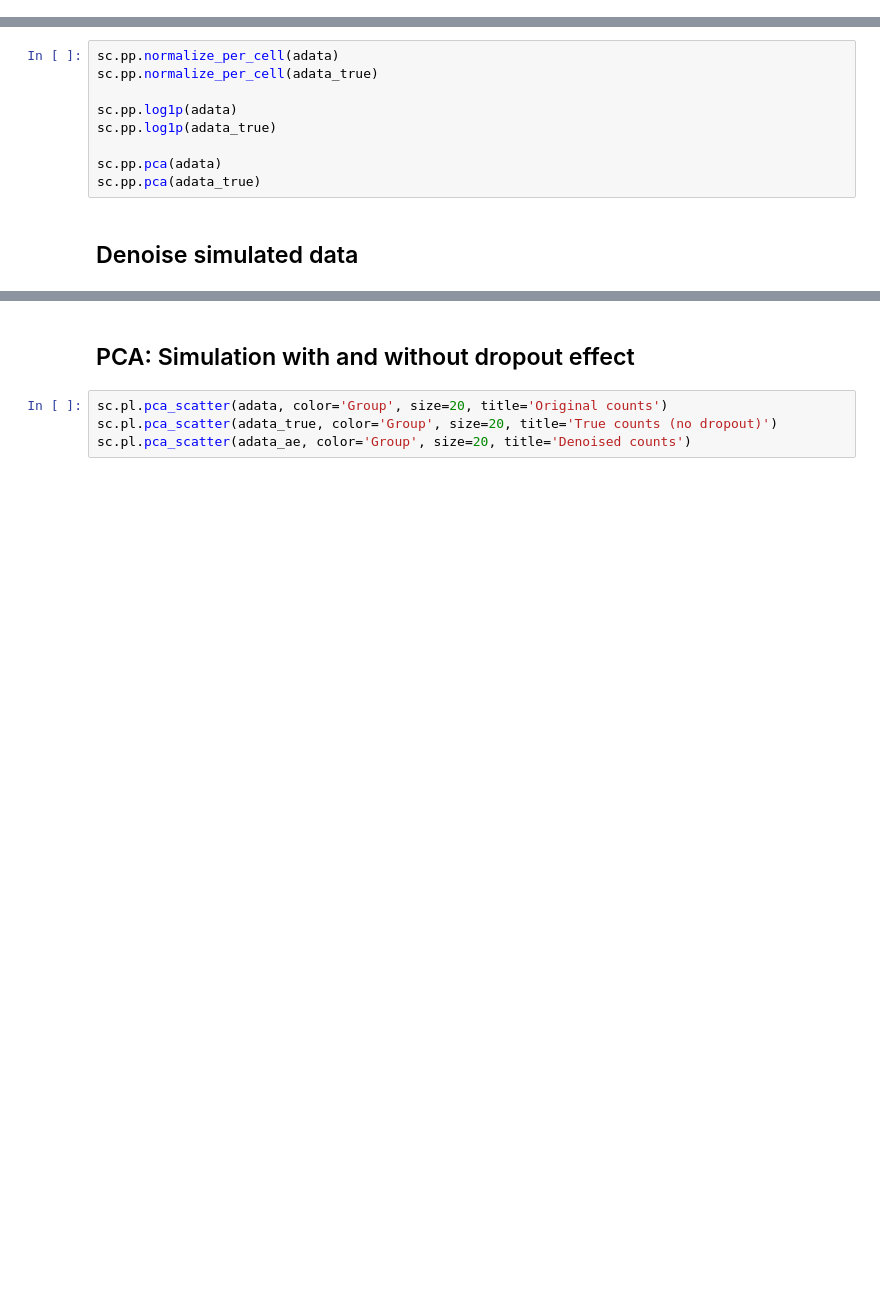
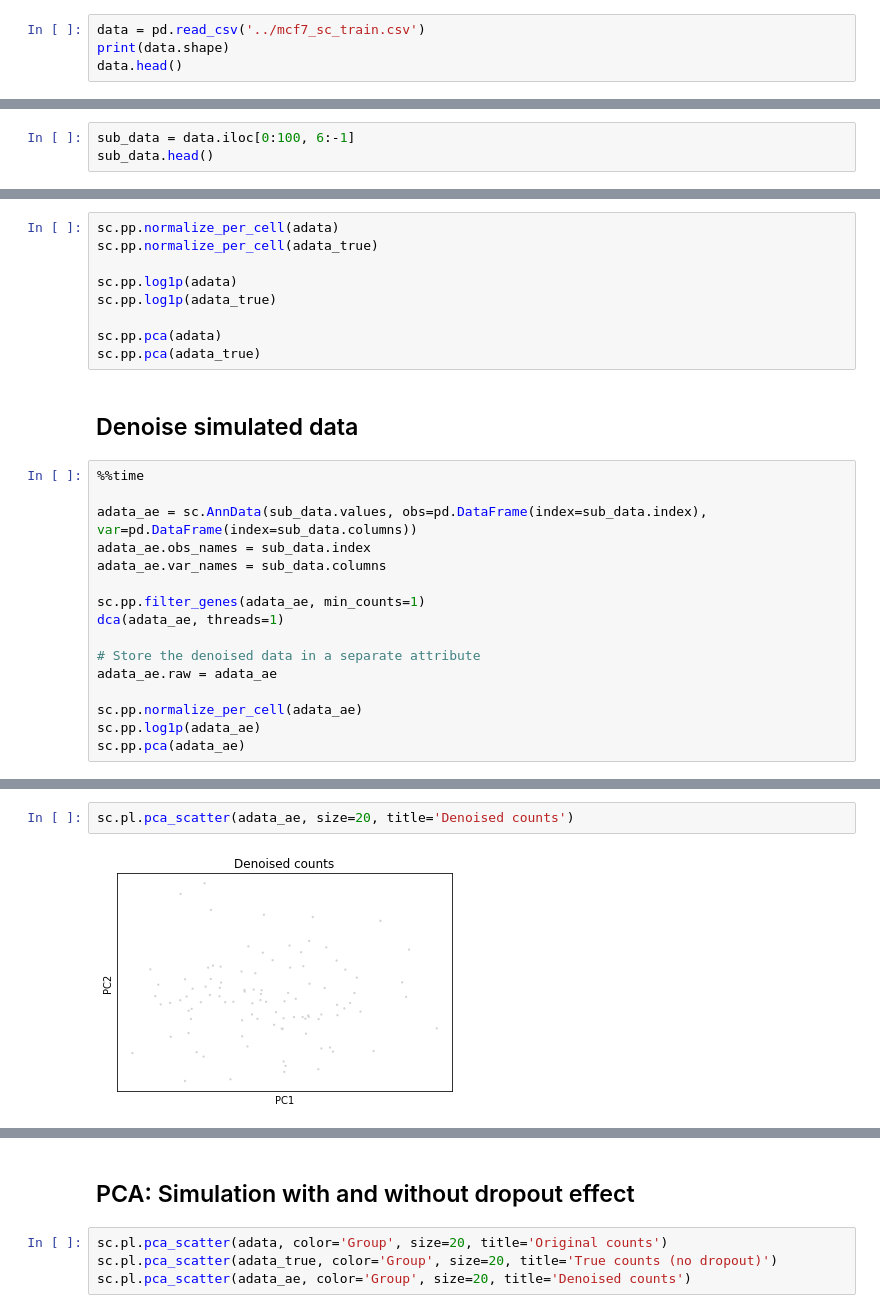
Before and after one commit to theislab/dca, a Jupyter notebook: tutorial.ipynb, the cells around one changed output, grey strips where cells are left out. Saved outputs shown, nothing was run; the diff lists cells and outputs as text; blank space fills up the shorter version.

```diff
--- a/tutorial.ipynb
+++ b/tutorial.ipynb
@@ -95,0 +100,4 @@ Using TensorFlow backend.
+# %%
+data = pd.read_csv('../mcf7_sc_train.csv')
+print(data.shape)
+data.head()
@@ -95,0 +113,3 @@ Using TensorFlow backend.
+# %%
+sub_data = data.iloc[0:100, 6:-1]
+sub_data.head()
@@ -124,3 +164,19 @@ sc.pp.pca(adata)
 sc.pp.pca(adata_true)
 # %% [markdown]
 ## Denoise simulated data
+# %%
+%%time
+
+adata_ae = sc.AnnData(sub_data.values, obs=pd.DataFrame(index=sub_data.index), var=pd.DataFrame(index=sub_data.columns))
+adata_ae.obs_names = sub_data.index
+adata_ae.var_names = sub_data.columns
+
+sc.pp.filter_genes(adata_ae, min_counts=1)
+dca(adata_ae, threads=1)
+
+# Store the denoised data in a separate attribute
+adata_ae.raw = adata_ae
+
+sc.pp.normalize_per_cell(adata_ae)
+sc.pp.log1p(adata_ae)
+sc.pp.pca(adata_ae)
@@ -127,3 +212,7 @@ sc.pp.pca(adata_true)
+# %%
+sc.pl.pca_scatter(adata_ae, size=20, title='Denoised counts')
+# %% [output]
+[figure, added]
 # %%
 %%time
 
```
Also changed, not shown: parts of 20 cells of this notebook, 4 other files.
